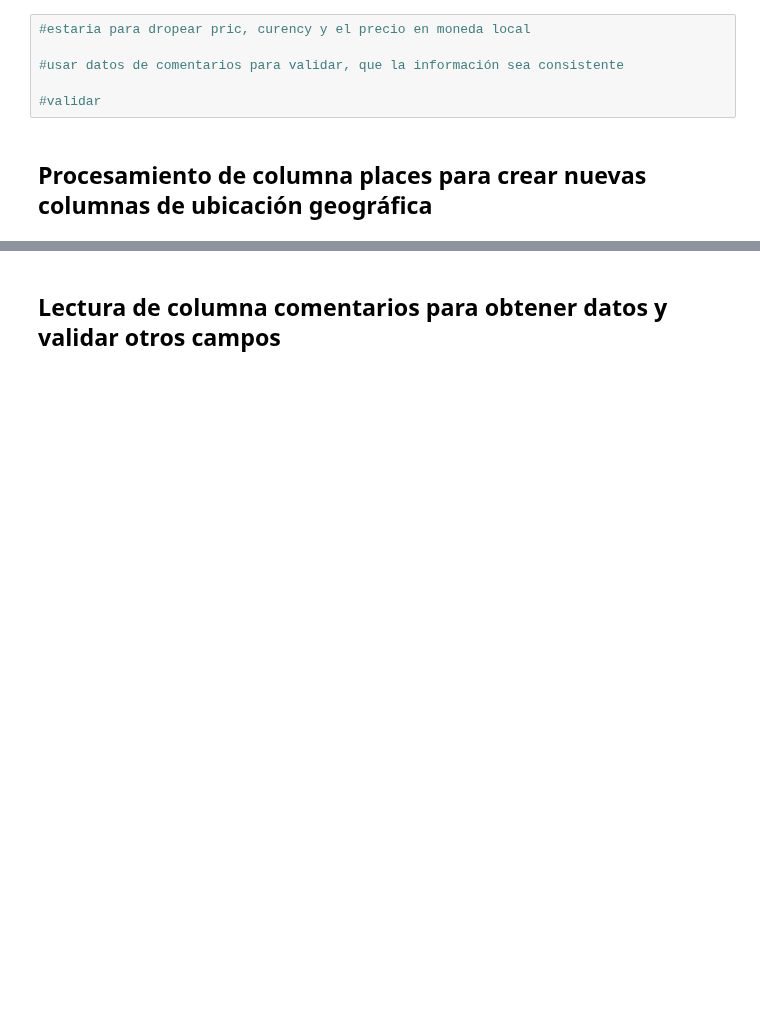
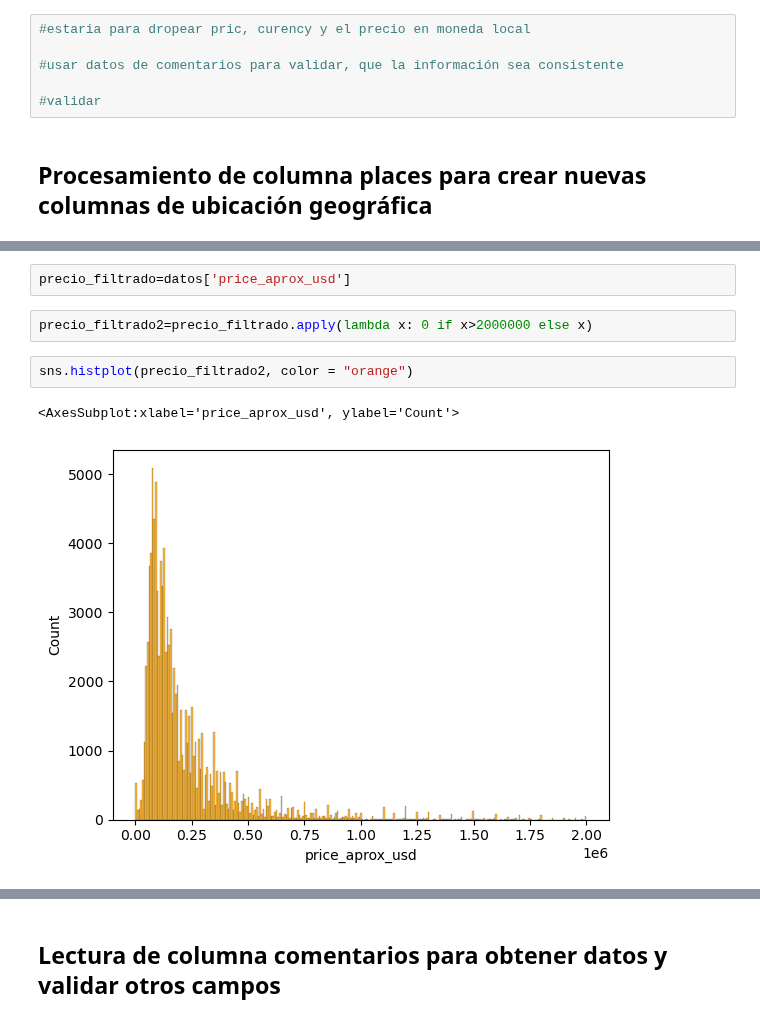
Before and after one commit to Facundo-Peloso/DH-TP-1---Grupo-10, a Jupyter notebook: Main-TP1.ipynb, the cells around one changed output, grey strips where cells are left out. Cells and saved outputs as stored; diff of their text form; blank space fills up the shorter version.

```diff
--- a/Main-TP1.ipynb
+++ b/Main-TP1.ipynb
@@ -455,0 +588,9 @@ plt.show()
+# %%
+precio_filtrado=datos['price_aprox_usd']
+# %%
+precio_filtrado2=precio_filtrado.apply(lambda x: 0 if x>2000000 else x)
+# %%
+sns.histplot(precio_filtrado2, color = "orange")
+# %% [output]
+<AxesSubplot:xlabel='price_aprox_usd', ylabel='Count'>
+[figure, added]
```
Also changed, not shown: parts of 22 cells of this notebook, 1 other file.
